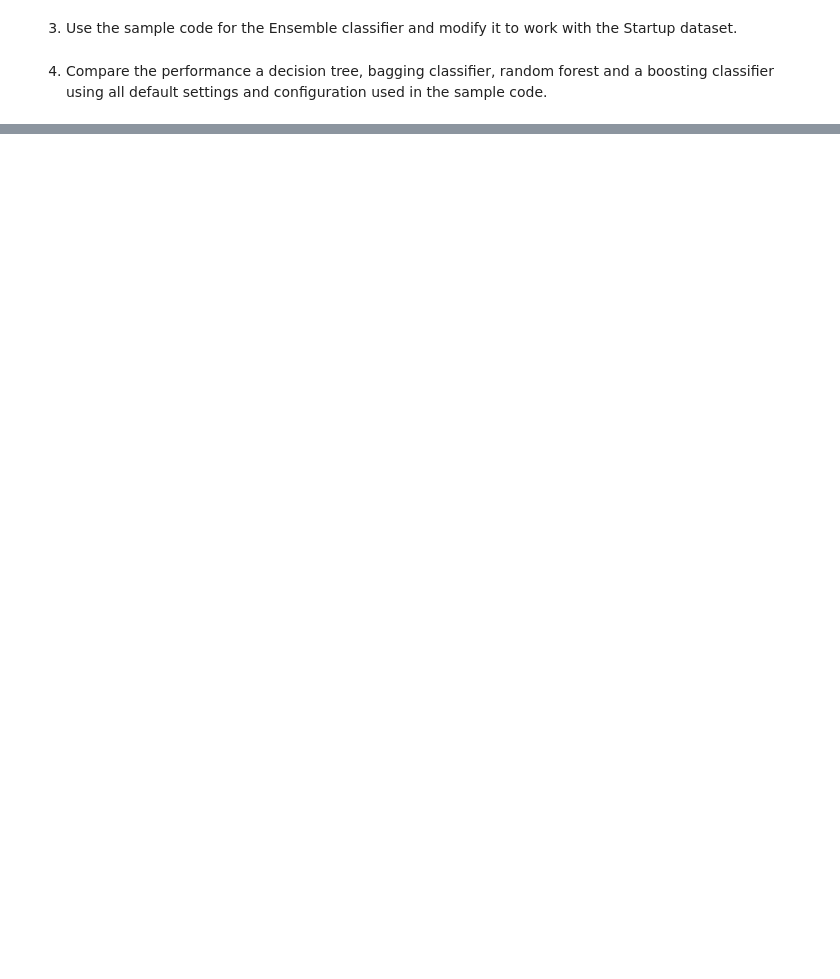
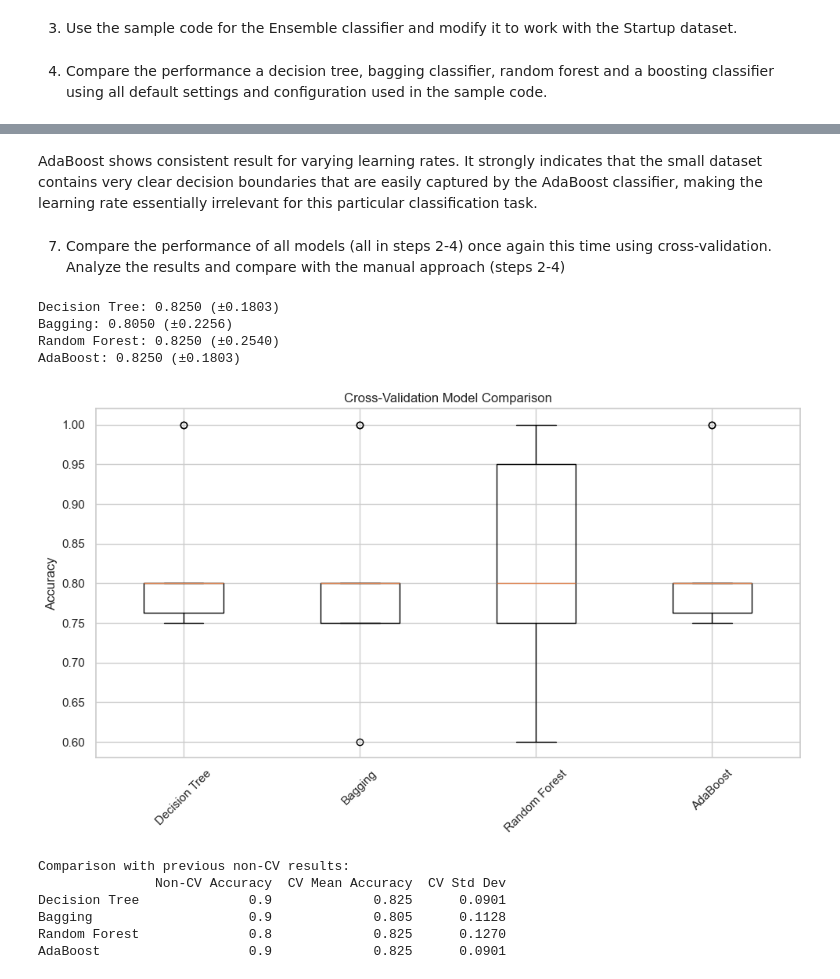
Before and after one commit to Trolann/cmpe188-assignments, a Jupyter notebook: ensemble homework/ensemblemethods_hw.ipynb, the cells around one changed output, grey strips where cells are left out. Cells and saved outputs as stored; diff of their text form; code cells hidden in the pictures; blank space fills up the shorter version.

```diff
--- a/ensemble homework/ensemblemethods_hw.ipynb
+++ b/ensemble homework/ensemblemethods_hw.ipynb
@@ -221,0 +460,4 @@ Passing `palette` without assigning `hue` is deprecated and will be removed in v
+# %% [markdown]
+AdaBoost shows consistent result for varying learning rates. It strongly indicates that the small dataset contains very clear decision boundaries that are easily captured by the AdaBoost classifier, making the learning rate essentially irrelevant for this particular classification task.
+# %% [markdown]
+7. Compare the performance of all models (all in steps 2-4) once again this time using cross-validation. Analyze the results and compare with the manual approach (steps 2-4)
@@ -221,0 +489,53 @@ Passing `palette` without assigning `hue` is deprecated and will be removed in v
+# %%
+models = {
+    'Decision Tree': DecisionTreeClassifier(random_state=42),
+    'Bagging': BaggingClassifier(
+        DecisionTreeClassifier(random_state=42),
+        n_estimators=500,
+        bootstrap=True,
+        n_jobs=-1,
+        random_state=40
+    ),
+    'Random Forest': RandomForestClassifier(
+        n_estimators=500,
+        max_leaf_nodes=16,
+        n_jobs=-1,
+        random_state=42
+    ),
+    'AdaBoost': AdaBoostClassifier(
+        DecisionTreeClassifier(random_state=42),
+        n_estimators=500,
+        learning_rate=1.0,
+        random_state=42
+    )
+}
+
+# Use the function with your existing classifiers
+cv_results = evaluate_each_model_in_turn(models, X, Y)
+
+# Compare with previous non-CV results
+comparison_df = pd.DataFrame({
+    'Non-CV Accuracy': {
+        'Decision Tree': dt_accuracy,
+        'Bagging': bag_accuracy,
+        'Random Forest': rf_accuracy,
+        'AdaBoost': ab_accuracy
+    },
+    'CV Mean Accuracy': {name: results['mean'] for name, results in cv_results.items()},
+    'CV Std Dev': {name: results['std'] for name, results in cv_results.items()}
+})
+
+print("\nComparison with previous non-CV results:")
+print(comparison_df.round(4))
+# %% [output]
+Decision Tree: 0.8250 (±0.1803)
+Bagging: 0.8050 (±0.2256)
+Random Forest: 0.8250 (±0.2540)
+AdaBoost: 0.8250 (±0.1803)
+[figure, added]
+Comparison with previous non-CV results:
+               Non-CV Accuracy  CV Mean Accuracy  CV Std Dev
+Decision Tree              0.9             0.825      0.0901
+Bagging                    0.9             0.805      0.1128
+Random Forest              0.8             0.825      0.1270
+AdaBoost                   0.9             0.825      0.0901
```
Also changed, not shown: parts of 17 cells of this notebook.
